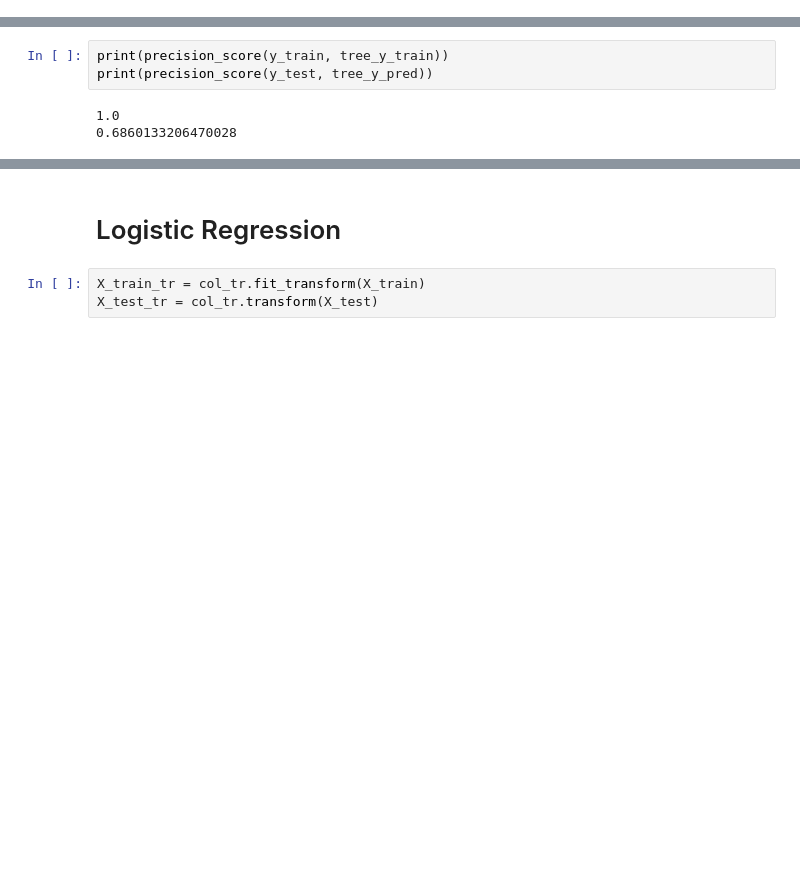
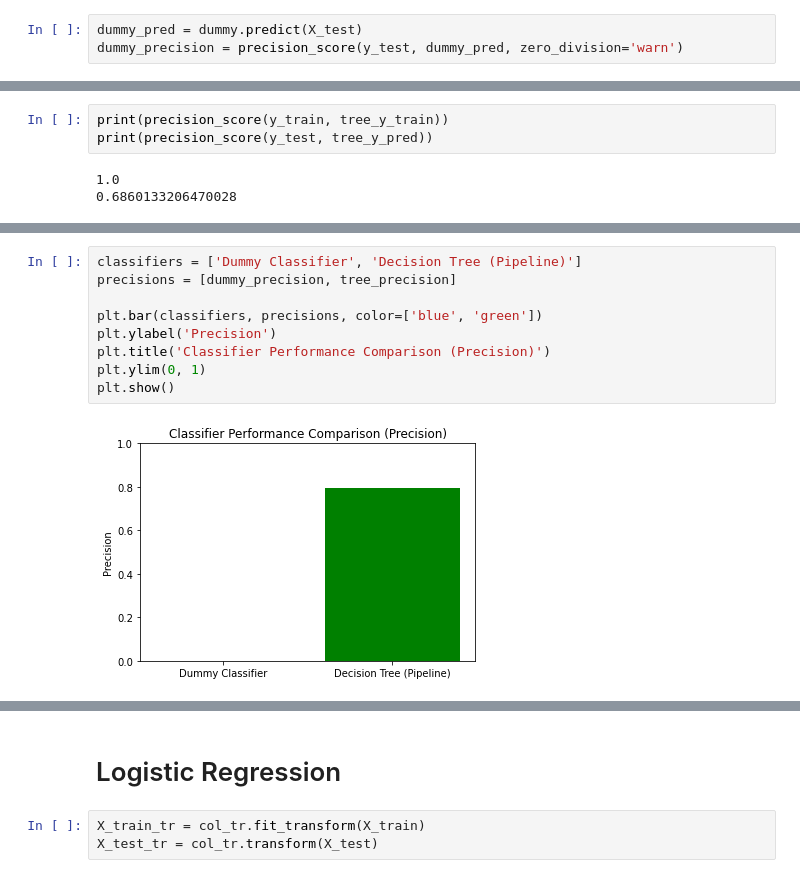
Before and after one commit to ramses02/Vaccines, a Jupyter notebook: main_notebook.ipynb, the cells around one changed output, grey strips where cells are left out. Drawn from its saved outputs; the diff is of its cells as text; blank space fills up the shorter version.

```diff
--- a/main_notebook.ipynb
+++ b/main_notebook.ipynb
@@ -109,6 +127,9 @@ DummyClassifier(strategy='most_frequent')
 dummy.score(X_train, y_train)
 # %% [output]
 0.5326510234648028
+# %%
+dummy_pred = dummy.predict(X_test)
+dummy_precision = precision_score(y_test, dummy_pred, zero_division='warn')
 # %% [markdown]
 # Decision Tree
 # %%
@@ -196 +247,12 @@ print(precision_score(y_test, tree_y_pred))
+# %%
+classifiers = ['Dummy Classifier', 'Decision Tree (Pipeline)']
+precisions = [dummy_precision, tree_precision]
+
+plt.bar(classifiers, precisions, color=['blue', 'green'])
+plt.ylabel('Precision')
+plt.title('Classifier Performance Comparison (Precision)')
+plt.ylim(0, 1)
+plt.show()
+# %% [output]
+[figure, added]
 # %%
```
Also changed, not shown: parts of 21 cells of this notebook.
